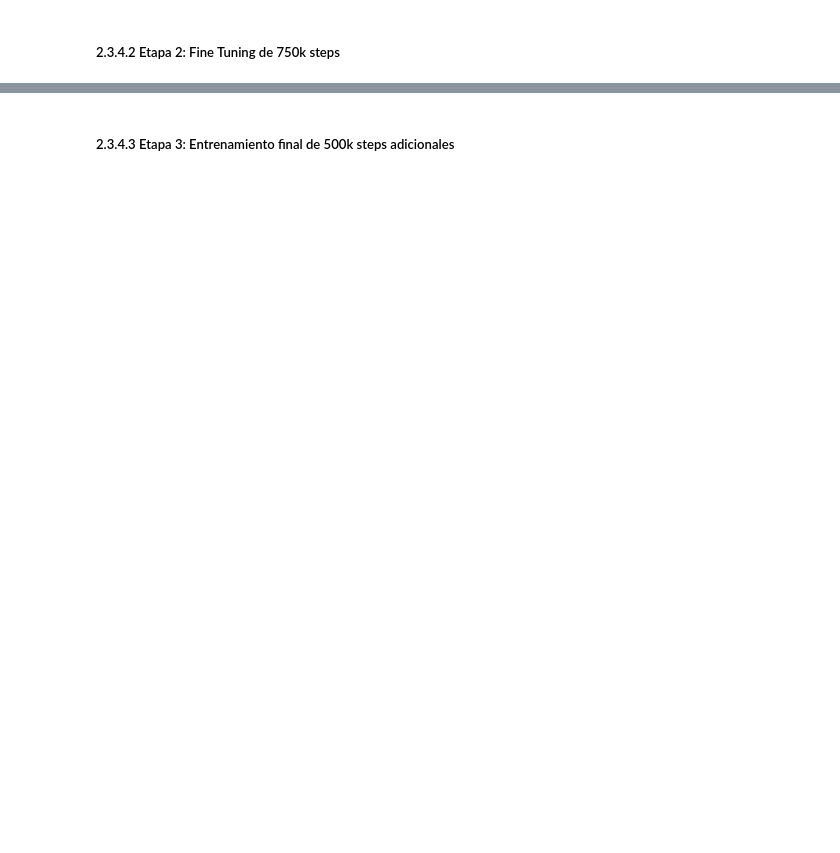
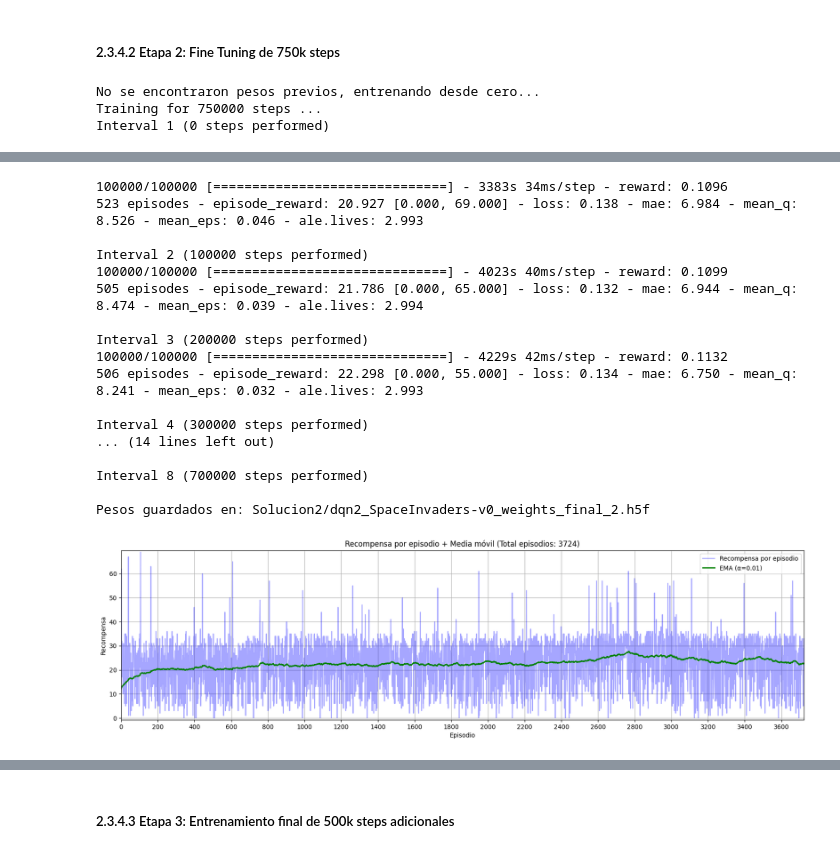
Before and after one commit to peremarc/spaceInvaders-v0, a Jupyter notebook: 08MIAR_Proyecto_Programacion_G21.ipynb, the cells around one changed output, grey strips where cells are left out. Cells and saved outputs as stored; diff of their text form; code cells hidden in the pictures; blank space fills up the shorter version.

Commit message:
Añadida Solucion2

```diff
--- a/08MIAR_Proyecto_Programacion_G21.ipynb
+++ b/08MIAR_Proyecto_Programacion_G21.ipynb
@@ -491,14 +510,26 @@ Dimensiones del Frame del juego: [210,160,3]
 # %%
 # Definimos la arquitectura de red neuronal en una funcion, asi podemos llamarla directamente y pasarle los parametros que vamos a evaluar.
 def BuildDcnn(n_classes=6):
-    model = Sequential(name= 'Double DQN_CNN')
+    model = Sequential(name="Double DQN_CNN")
     # Entrada
     model.add(Permute((2, 3, 1), input_shape=(ef.WINDOW_LENGTH,) + ef.INPUT_SHAPE))
 
     # Base Model - Bloque convolucional
-    model.add(Conv2D(16, (8, 8), strides=(4, 4), padding='valid', activation="relu", name="conv1"))
-    model.add(Conv2D(32, (4, 4), strides=(2, 2), padding='valid', activation="relu", name="conv2"))
-    model.add(Conv2D(32, (3, 3), strides=(1, 1), padding='valid', activation="relu", name="conv3"))
+    model.add(
+        Conv2D(
+            16, (8, 8), strides=(4, 4), padding="valid", activation="relu", name="conv1"
+        )
+    )
+    model.add(
+        Conv2D(
+            32, (4, 4), strides=(2, 2), padding="valid", activation="relu", name="conv2"
+        )
+    )
+    model.add(
+        Conv2D(
+            32, (3, 3), strides=(1, 1), padding="valid", activation="relu", name="conv3"
+        )
+    )
 
     # Top Model - Capa FC.
     model.add(Flatten(name="flatten"))
@@ -508,6 +539,7 @@ def BuildDcnn(n_classes=6):
     model.add(Dense(n_classes, activation="linear", name="Q_values"))
 
     return model
+
 
 # mostramos datos entrada
 print("Tamaño de la imagen de entrada:", ef.IM_SHAPE)
@@ -605,7 +679,7 @@ TestAgent(agent, env_te, N_Solucion, n_tr, n_test, Episodios_min, Reward_min, Fa
 # Fijamos steps.
 n_tr = 2
 Training_Steps = 750000
-decay_steps = int(Training_Steps*0.75)
+decay_steps = int(Training_Steps * 0.75)
 
 # Reducimos learning rate para fine‑tuning
 LearningRate = 0.000015
@@ -617,15 +691,19 @@ K.set_value(agent.model.optimizer.learning_rate, LearningRate)
 
 agent.policy = LinearAnnealedPolicy(
     EpsGreedyQPolicy(),
-    attr='eps',
-    value_max=0.05,      # Continua donde lo habia dejado
-    value_min=0.01,      # termina casi determinista (1% aleatorio)
-    value_test=0.0,      # test sin azar
-    nb_steps=decay_steps
+    attr="eps",
+    value_max=0.05,  # Continua donde lo habia dejado
+    value_min=0.01,  # termina casi determinista (1% aleatorio)
+    value_test=0.0,  # test sin azar
+    nb_steps=decay_steps,
 )
 
 # Aumentamos el numero de pasos de actualizacion de la red para darle mas estabilidad.
-agent.target_model_update= 20000
+agent.target_model_update = 20000
 
 # Entrenamos agente.
 TrainAgent(agent, env_tr, Training_Steps, N_Solucion, n_train=n_tr)
+# %% [output]
+No se encontraron pesos previos, entrenando desde cero...
+Training for 750000 steps ...
+Interval 1 (0 steps performed)
@@ -632,2 +711,20 @@ TrainAgent(agent, env_tr, Training_Steps, N_Solucion, n_train=n_tr)
+100000/100000 [==============================] - 3383s 34ms/step - reward: 0.1096
+523 episodes - episode_reward: 20.927 [0.000, 69.000] - loss: 0.138 - mae: 6.984 - mean_q: 8.526 - mean_eps: 0.046 - ale.lives: 2.993
+
+Interval 2 (100000 steps performed)
+100000/100000 [==============================] - 4023s 40ms/step - reward: 0.1099
+505 episodes - episode_reward: 21.786 [0.000, 65.000] - loss: 0.132 - mae: 6.944 - mean_q: 8.474 - mean_eps: 0.039 - ale.lives: 2.994
+
+Interval 3 (200000 steps performed)
+100000/100000 [==============================] - 4229s 42ms/step - reward: 0.1132
+506 episodes - episode_reward: 22.298 [0.000, 55.000] - loss: 0.134 - mae: 6.750 - mean_q: 8.241 - mean_eps: 0.032 - ale.lives: 2.993
+
+Interval 4 (300000 steps performed)
+... (14 lines left out)
+
+Interval 8 (700000 steps performed)
+
+Pesos guardados en: Solucion2/dqn2_SpaceInvaders-v0_weights_final_2.h5f
+[figure, added]
 # %%
 # Test de performance del agente
```
Also changed, not shown: parts of 34 cells of this notebook, 45 other files.
